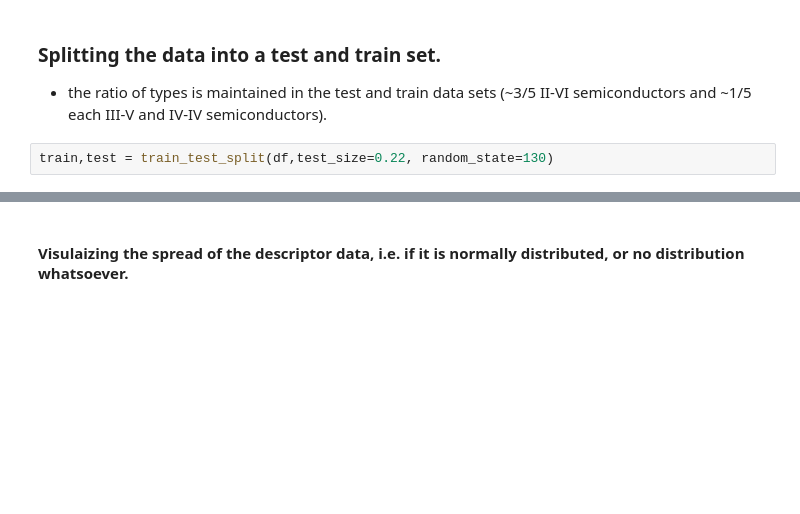
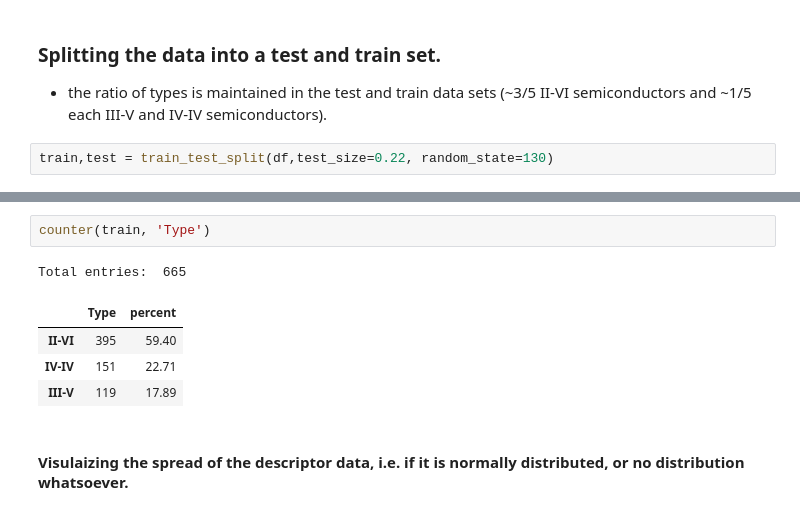
Before and after one commit to lmjacoby/ai_semiconductors, a Jupyter notebook: ai_semiconductors/ModelExploration/RandomForest_NewData.ipynb, the cells around one changed output, grey strips where cells are left out. Drawn from its saved outputs; the diff is of its cells as text; blank space fills up the shorter version.

```diff
--- a/ai_semiconductors/ModelExploration/RandomForest_NewData.ipynb
+++ b/ai_semiconductors/ModelExploration/RandomForest_NewData.ipynb
@@ -164,3 +142,11 @@ IV-IV: 151, 22.71%
+# %%
+counter(train, 'Type')
+# %% [output]
+Total entries:  665
+|  | Type | percent |
+| II-VI | 395 | 59.40 |
+| IV-IV | 151 | 22.71 |
+| III-V | 119 | 17.89 |
 # %% [markdown]
 #### Visulaizing the spread of the descriptor data, i.e. if it is normally distributed, or no distribution whatsoever.
 # %%
```
Also changed, not shown: parts of 25 cells of this notebook.
